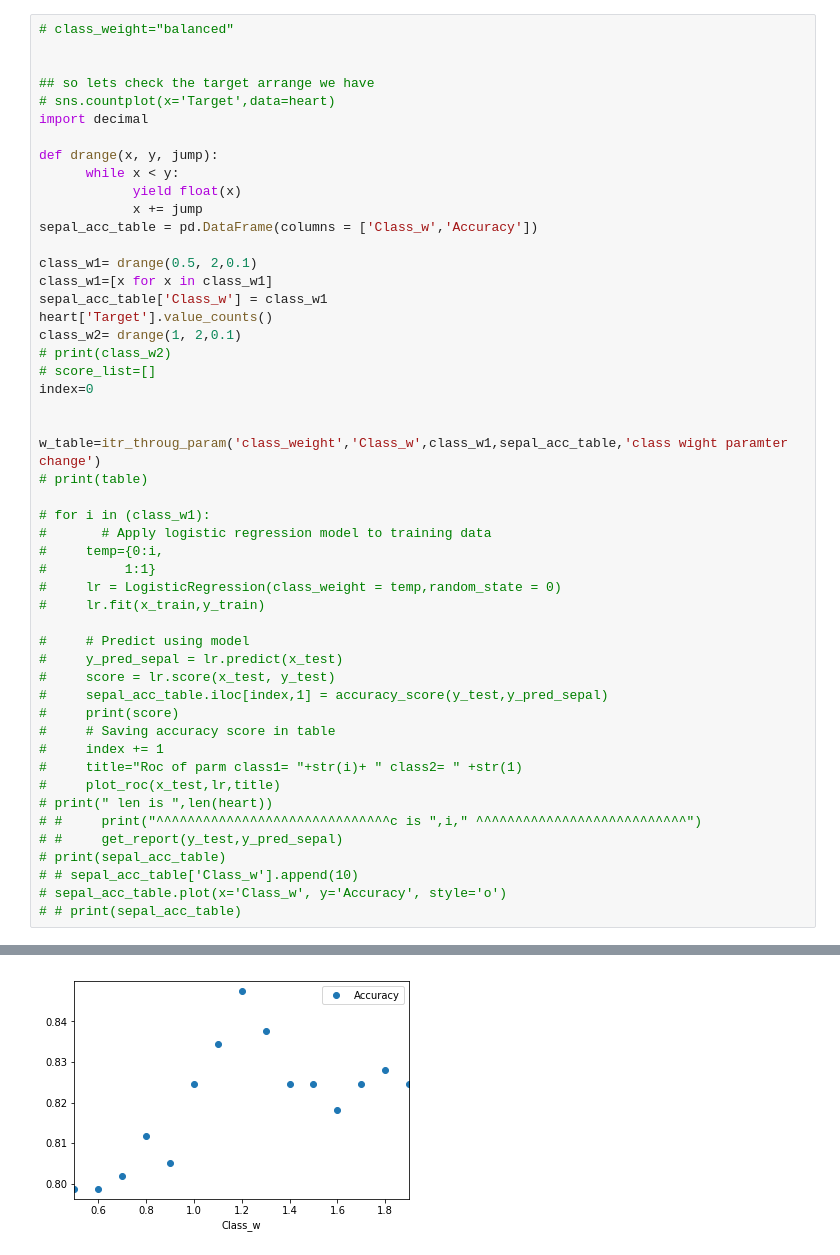
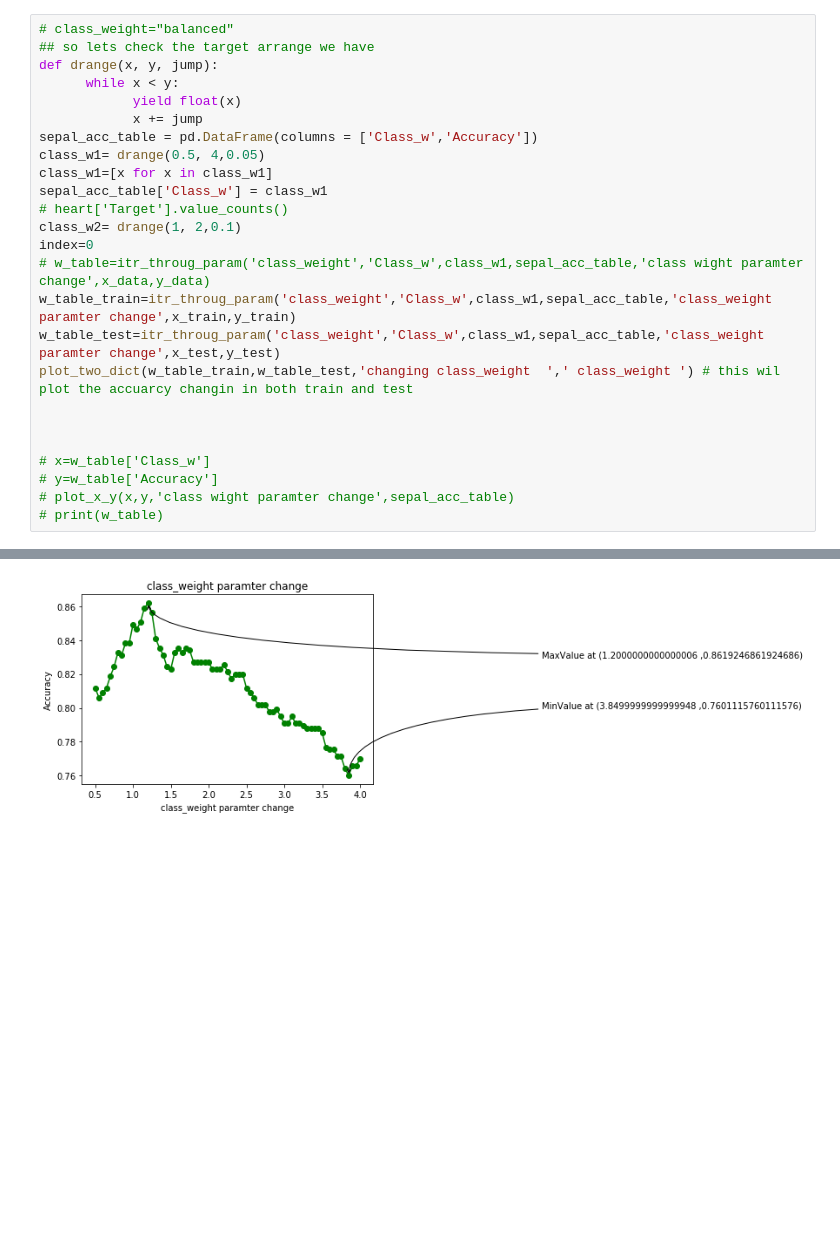
Before and after one commit to loayjb96/MachineLearning-Heart-attack-prediction, a Jupyter notebook: heart_search.ipynb, the cells around one changed output, grey strips where cells are left out. Saved outputs shown, nothing was run; the diff lists cells and outputs as text; blank space fills up the shorter version.

Commit message:
added som compare betwin train data test data

```diff
--- a/heart_search.ipynb
+++ b/heart_search.ipynb
@@ -409,51 +326,26 @@ max is  [1.0 0.8344155844155844] min is  [5.0 0.5162337662337663]
 # %%
 # class_weight="balanced"
-
-
 ## so lets check the target arrange we have
-# sns.countplot(x='Target',data=heart)
-import decimal
-
 def drange(x, y, jump):
       while x < y:
             yield float(x)
             x += jump
 sepal_acc_table = pd.DataFrame(columns = ['Class_w','Accuracy'])
-
-class_w1= drange(0.5, 2,0.1)
+class_w1= drange(0.5, 4,0.05)
 class_w1=[x for x in class_w1]
 sepal_acc_table['Class_w'] = class_w1
-heart['Target'].value_counts()
+# heart['Target'].value_counts()
 class_w2= drange(1, 2,0.1)
-# print(class_w2)
-# score_list=[]
 index=0
+# w_table=itr_throug_param('class_weight','Class_w',class_w1,sepal_acc_table,'class wight paramter change',x_data,y_data)
+w_table_train=itr_throug_param('class_weight','Class_w',class_w1,sepal_acc_table,'class_weight paramter change',x_train,y_train)
+w_table_test=itr_throug_param('class_weight','Class_w',class_w1,sepal_acc_table,'class_weight paramter change',x_test,y_test)
+plot_two_dict(w_table_train,w_table_test,'changing class_weight  ',' class_weight ') # this wil plot the accuarcy changin in both train and test
 
 
-w_table=itr_throug_param('class_weight','Class_w',class_w1,sepal_acc_table,'class wight paramter change')
-# print(table)
 
-# for i in (class_w1):
-#       # Apply logistic regression model to training data
-#     temp={0:i,
-#          1:1}
-#     lr = LogisticRegression(class_weight = temp,random_state = 0)
-#     lr.fit(x_train,y_train)
-
-#     # Predict using model
-#     y_pred_sepal = lr.predict(x_test)
-#     score = lr.score(x_test, y_test)
-#     sepal_acc_table.iloc[index,1] = accuracy_score(y_test,y_pred_sepal)
-#     print(score)
-#     # Saving accuracy score in table
-#     index += 1
-#     title="Roc of parm class1= "+str(i)+ " class2= " +str(1)
-#     plot_roc(x_test,lr,title)
-# print(" len is ",len(heart))
-# #     print("^^^^^^^^^^^^^^^^^^^^^^^^^^^^^^c is ",i," ^^^^^^^^^^^^^^^^^^^^^^^^^^^")
-# #     get_report(y_test,y_pred_sepal)
-# print(sepal_acc_table)
-# # sepal_acc_table['Class_w'].append(10)
-# sepal_acc_table.plot(x='Class_w', y='Accuracy', style='o')
-# # print(sepal_acc_table)
+# x=w_table['Class_w']
+# y=w_table['Accuracy']
+# plot_x_y(x,y,'class wight paramter change',sepal_acc_table)
+# print(w_table)
 # %% [output]
@@ -461 +352 @@ max is  [1.2 0.8474025974025974] min is  [0.5 0.7987012987012987]
-[figure, old version]
+[figure, new version]
```
Also changed, not shown: parts of 25 cells of this notebook, 3 other files.
